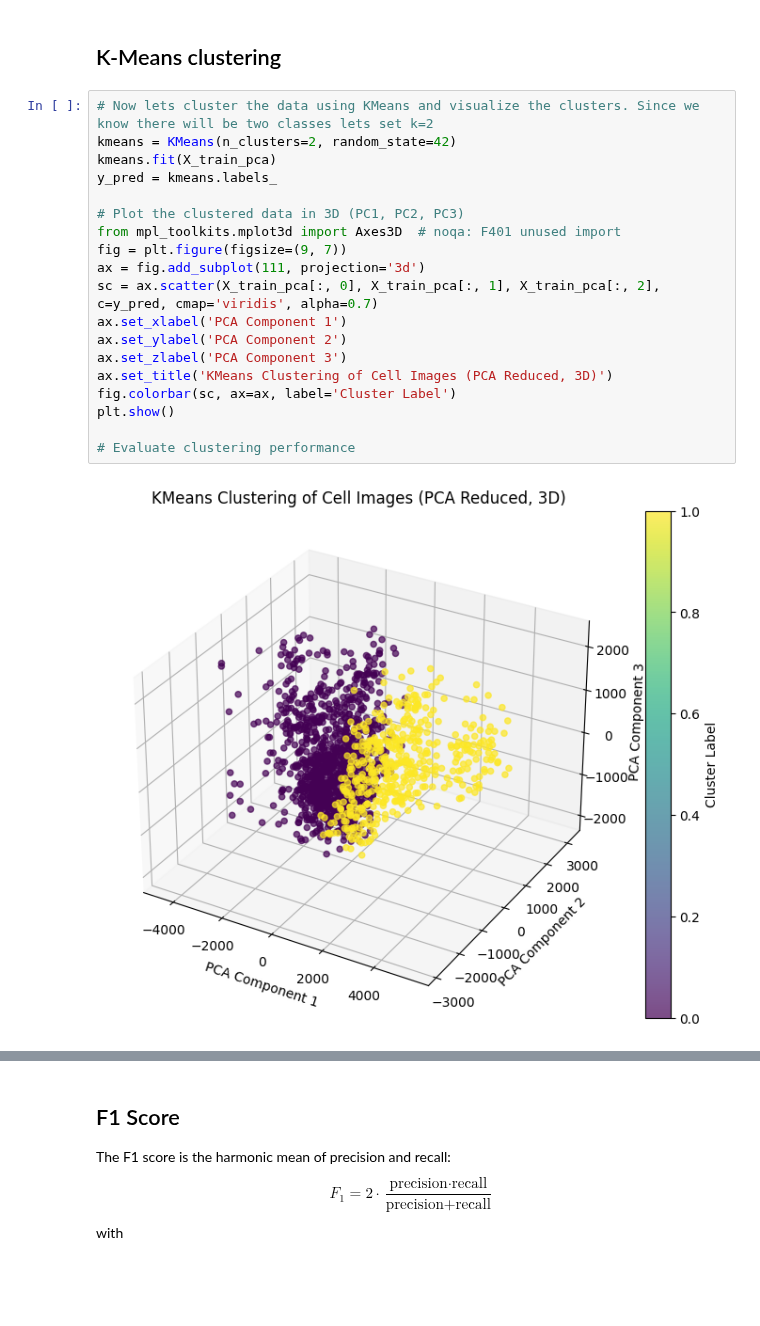
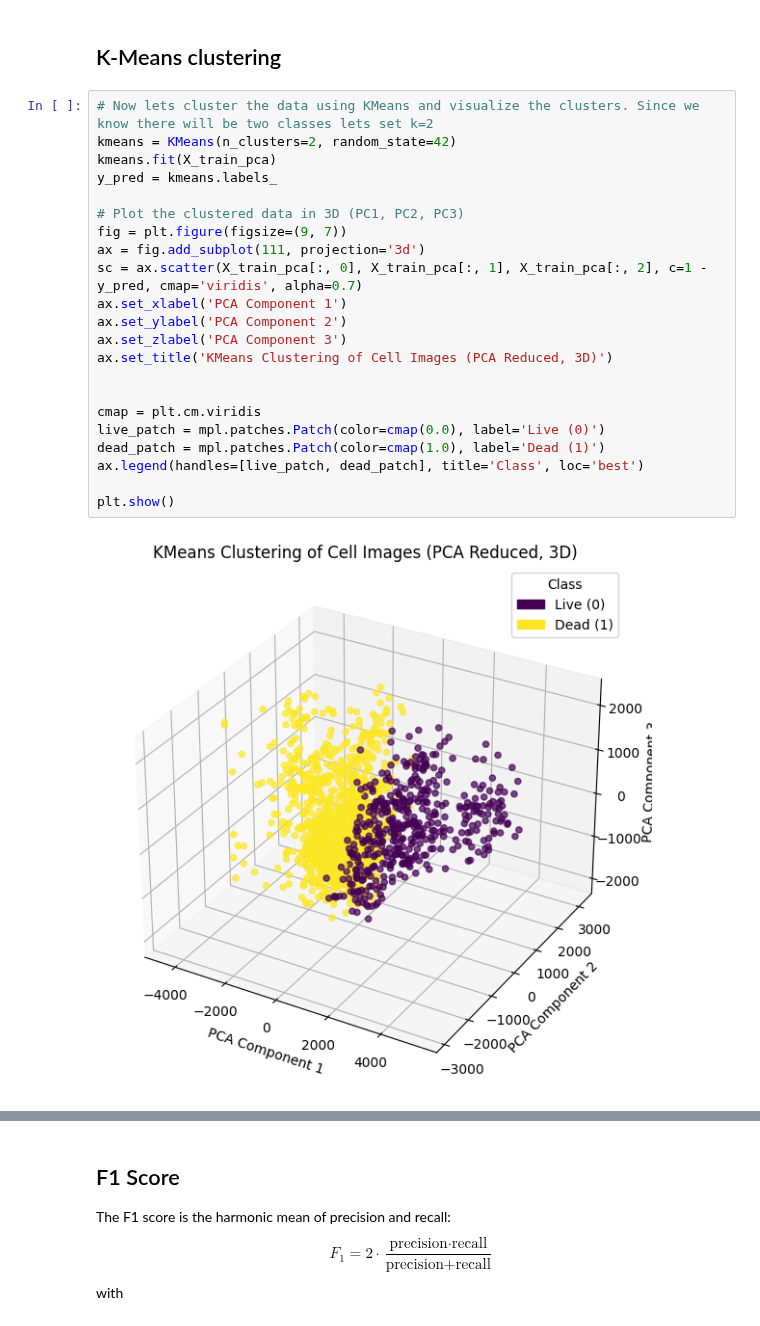
Before and after one commit to Twaal/applied-data-analysis-and-ml, a Jupyter notebook: Project3/code/project3.ipynb, the cells around one changed output, grey strips where cells are left out. Saved outputs shown, nothing was run; the diff lists cells and outputs as text; blank space fills up the shorter version.

```diff
--- a/Project3/code/project3.ipynb
+++ b/Project3/code/project3.ipynb
@@ -117,21 +155,24 @@ Shape of PCA transformed data: (1547, 300)
 # %%
 # Now lets cluster the data using KMeans and visualize the clusters. Since we know there will be two classes lets set k=2
 kmeans = KMeans(n_clusters=2, random_state=42)
 kmeans.fit(X_train_pca)
 y_pred = kmeans.labels_
 
 # Plot the clustered data in 3D (PC1, PC2, PC3)
-from mpl_toolkits.mplot3d import Axes3D  # noqa: F401 unused import
 fig = plt.figure(figsize=(9, 7))
 ax = fig.add_subplot(111, projection='3d')
-sc = ax.scatter(X_train_pca[:, 0], X_train_pca[:, 1], X_train_pca[:, 2], c=y_pred, cmap='viridis', alpha=0.7)
+sc = ax.scatter(X_train_pca[:, 0], X_train_pca[:, 1], X_train_pca[:, 2], c=1 - y_pred, cmap='viridis', alpha=0.7)
 ax.set_xlabel('PCA Component 1')
 ax.set_ylabel('PCA Component 2')
 ax.set_zlabel('PCA Component 3')
 ax.set_title('KMeans Clustering of Cell Images (PCA Reduced, 3D)')
-fig.colorbar(sc, ax=ax, label='Cluster Label')
+
+
+cmap = plt.cm.viridis
+live_patch = mpl.patches.Patch(color=cmap(0.0), label='Live (0)')
+dead_patch = mpl.patches.Patch(color=cmap(1.0), label='Dead (1)')
+ax.legend(handles=[live_patch, dead_patch], title='Class', loc='best')
+
 plt.show()
-
-# Evaluate clustering performance
 # %% [output]
-[figure, old version]
+[figure, new version]
```
Also changed, not shown: parts of 15 cells of this notebook.
